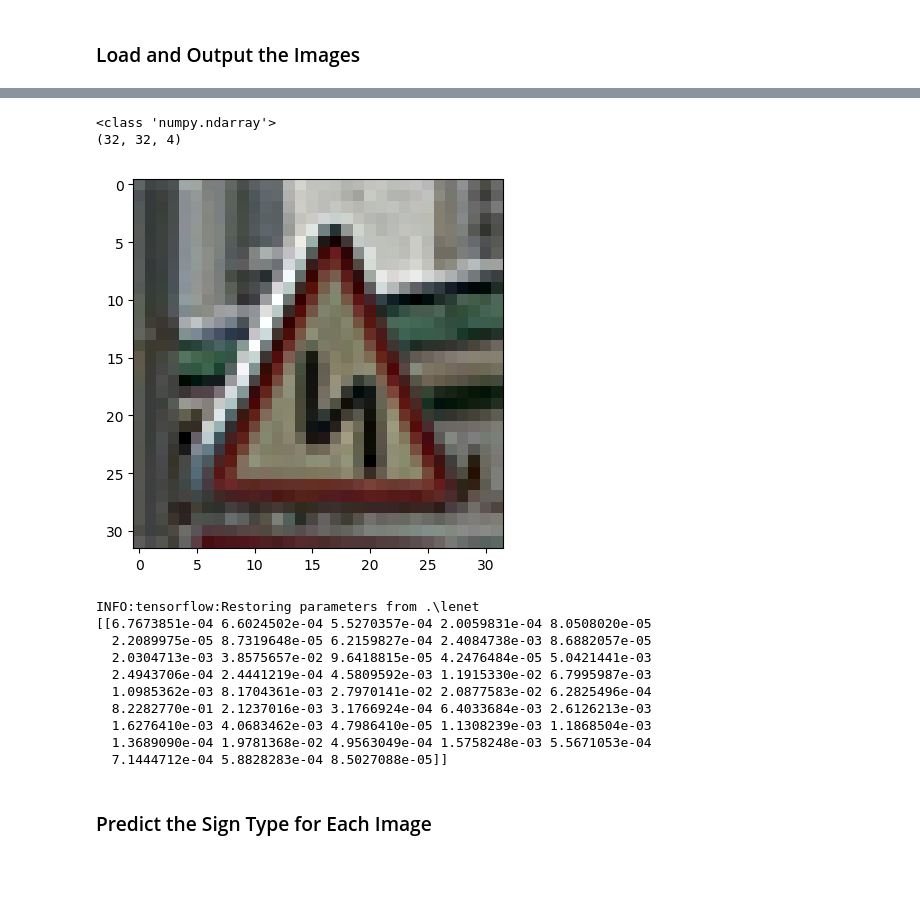
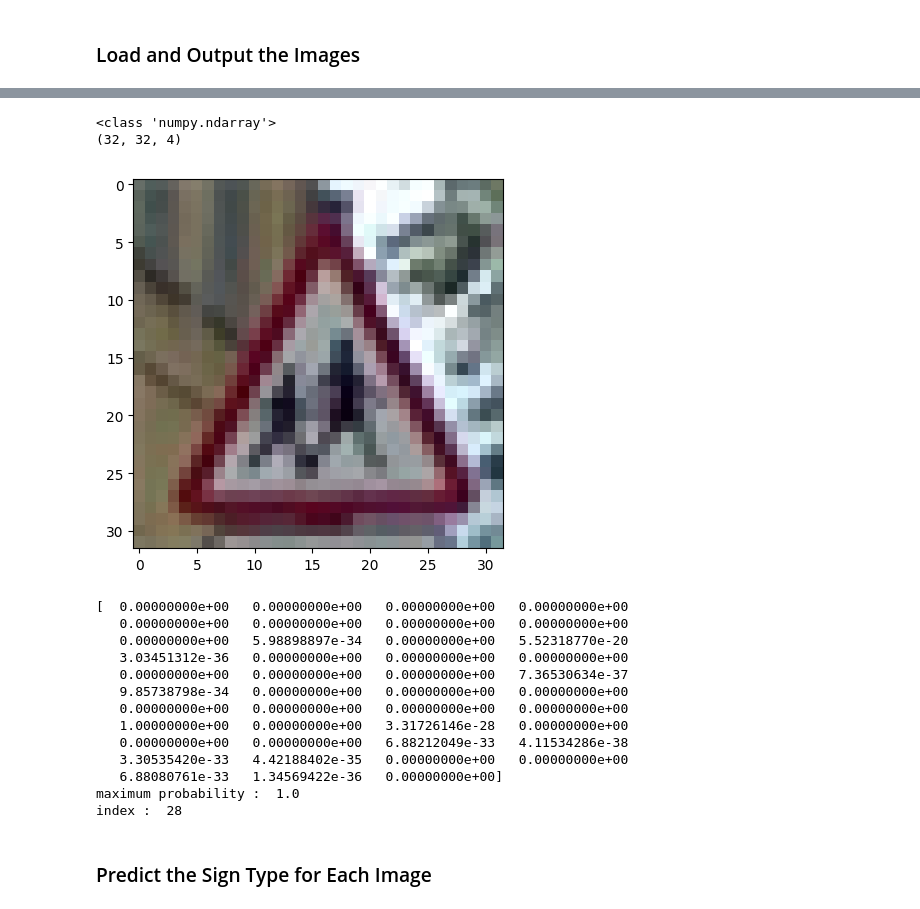
Before and after one commit to ahmedbelalnour/CarND-Traffic-Sign-Classifier-Project, a Jupyter notebook: Traffic_Sign_Classifier.ipynb, the cells around one changed output, grey strips where cells are left out. Drawn from its saved outputs; the diff is of its cells as text; code cells hidden in the pictures; blank space fills up the shorter version.

Commit message:
Testing on one external image from the web

```diff
--- a/Traffic_Sign_Classifier.ipynb
+++ b/Traffic_Sign_Classifier.ipynb
@@ -175,7 +174,7 @@ The EPOCH and BATCH_SIZE values affect the training speed and model accuracy.
 # %%
 import tensorflow as tf
 
-EPOCHS = 2
+EPOCHS = 20
 BATCH_SIZE = 128
 # %% [markdown]
 ----
@@ -443,37 +441,43 @@ print(signesDict)
 # %%
 from PIL import Image
 import numpy as np
 from numpy import newaxis
 
 import matplotlib.image as mpimg
 from matplotlib import pyplot as plt
-img = mpimg.imread('Traffic_Sign_01.png')
+img = mpimg.imread('Testing_images/Traffic_Sign_06.png')
 print(type(img))
 print(img.shape)
 plt.imshow(img, cmap='gray')
 plt.show()
 processed_image = preProcessInput(img)
 processed_image = processed_image[newaxis,...]
-networkOutput = tf.nn.softmax(logits=output)
+
+networkOutput = tf.nn.softmax(logits=logits)
 with tf.Session() as sess:
     saver.restore(sess, tf.train.latest_checkpoint('.'))
-    output = sess.run(networkOutput, feed_dict={x: processed_image, keep_prob: 1.0})
-
+    output = sess.run(networkOutput, feed_dict={x: processed_image , keep_prob: 1.0})
+    output = output[0]
     print(output)
+    print("maximum probability : ", max(output))
+    print("index : ", output.tolist().index(max(output)))
 # %% [output]
 <class 'numpy.ndarray'>
 (32, 32, 4)
-[figure, old version]
+[figure, new version]
-INFO:tensorflow:Restoring parameters from .\lenet
-[[6.7673851e-04 6.6024502e-04 5.5270357e-04 2.0059831e-04 8.0508020e-05
-  2.2089975e-05 8.7319648e-05 6.2159827e-04 2.4084738e-03 8.6882057e-05
-  2.0304713e-03 3.8575657e-02 9.6418815e-05 4.2476484e-05 5.0421441e-03
-  2.4943706e-04 2.4441219e-04 4.5809592e-03 1.1915330e-02 6.7995987e-03
-  1.0985362e-03 8.1704361e-03 2.7970141e-02 2.0877583e-02 6.2825496e-04
-  8.2282770e-01 2.1237016e-03 3.1766924e-04 6.4033684e-03 2.6126213e-03
-  1.6276410e-03 4.0683462e-03 4.7986410e-05 1.1308239e-03 1.1868504e-03
-  1.3689090e-04 1.9781368e-02 4.9563049e-04 1.5758248e-03 5.5671053e-04
-  7.1444712e-04 5.8828283e-04 8.5027088e-05]]
+[  0.00000000e+00   0.00000000e+00   0.00000000e+00   0.00000000e+00
+   0.00000000e+00   0.00000000e+00   0.00000000e+00   0.00000000e+00
+   0.00000000e+00   5.98898897e-34   0.00000000e+00   5.52318770e-20
+   3.03451312e-36   0.00000000e+00   0.00000000e+00   0.00000000e+00
+   0.00000000e+00   0.00000000e+00   0.00000000e+00   7.36530634e-37
+   9.85738798e-34   0.00000000e+00   0.00000000e+00   0.00000000e+00
+   0.00000000e+00   0.00000000e+00   0.00000000e+00   0.00000000e+00
+   1.00000000e+00   0.00000000e+00   3.31726146e-28   0.00000000e+00
+   0.00000000e+00   0.00000000e+00   6.88212049e-33   4.11534286e-38
+   3.30535420e-33   4.42188402e-35   0.00000000e+00   0.00000000e+00
+   6.88080761e-33   1.34569422e-36   0.00000000e+00]
+maximum probability :  1.0
+index :  28
 # %% [markdown]
 ### Predict the Sign Type for Each Image
 # %%
```
Also changed, not shown: parts of 6 cells of this notebook, 2 other files.
